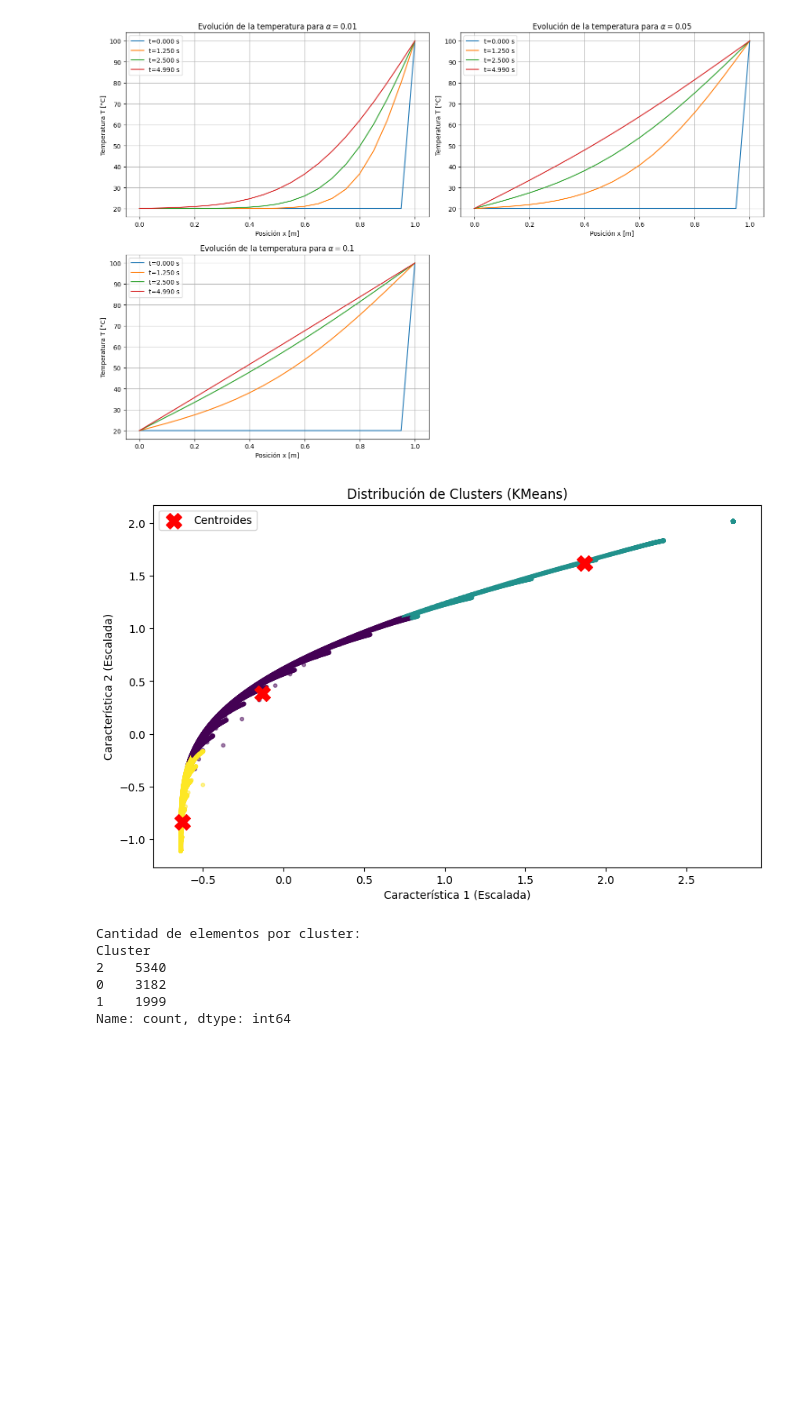
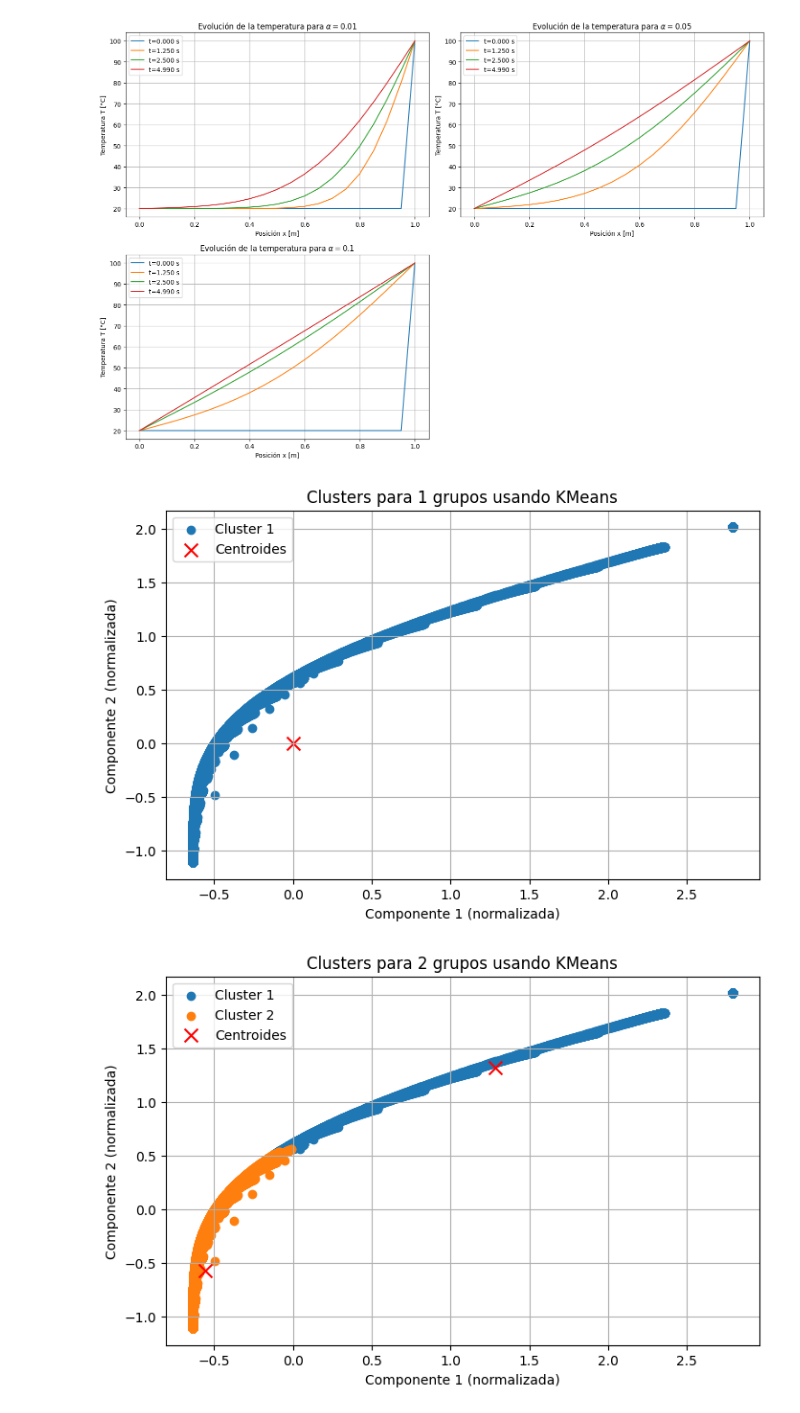
Before and after one commit to anacasicande/Modelamiento, a Jupyter notebook: Parcial3_AnayJaco.ipynb, the cells around one changed output. Cells and saved outputs as stored; diff of their text form; code cells hidden in the pictures; blank space fills up the shorter version.

```diff
--- a/Parcial3_AnayJaco.ipynb
+++ b/Parcial3_AnayJaco.ipynb
@@ -110,43 +110,38 @@ plt.show()
 # %%
 import pandas as pd
 from sklearn.cluster import KMeans
 from sklearn.preprocessing import StandardScaler
 import matplotlib.pyplot as plt
 
 data_matrix = np.vstack([res.flatten() for res in resultados.values()]).T
 dataset = pd.DataFrame(data_matrix, columns=[f'alpha={alpha}' for alpha in alphas])
 
 # Preparación de los datos (normalización)
 scaler = StandardScaler()
 data_scaled = scaler.fit_transform(dataset)
 
 # Aplicación de KMeans
-n_clusters = 3  # Número de clusters (puedes ajustar este valor)
-kmeans = KMeans(n_clusters=n_clusters, random_state=42)
-dataset['Cluster'] = kmeans.fit_predict(data_scaled)
+clusters_list = [1,2,3]  # Número de clusters (puedes ajustar este valor)
+for n_clusters in clusters_list:
+    kmeans = KMeans(n_clusters=n_clusters, random_state=0)
+    labels = kmeans.fit_predict(data_scaled)
+    centroids = kmeans.cluster_centers_
 
-# Visualización de los centroides
-centroids = kmeans.cluster_centers_
+    # Graficar los clusters y los centroides
+    plt.figure(figsize=(8, 5))
+    for cluster in range(n_clusters):
+        # Graficar puntos del cluster
+        cluster_data = data_scaled[labels == cluster]
+        plt.scatter(cluster_data[:, 0], cluster_data[:, 1], label=f'Cluster {cluster + 1}')
+    # Graficar centroides
+    plt.scatter(centroids[:, 0], centroids[:, 1], color='red', marker='x', s=100, label='Centroides')
 
-# Gráfico de distribución de clusters (usando las dos primeras características)
-plt.figure(figsize=(10, 6))
-plt.scatter(data_scaled[:, 0], data_scaled[:, 1], c=dataset['Cluster'], cmap='viridis', s=10, alpha=0.5)
-plt.scatter(centroids[:, 0], centroids[:, 1], c='red', s=200, marker='X', label='Centroides')
-plt.title('Distribución de Clusters (KMeans)')
-plt.xlabel('Característica 1 (Escalada)')
-plt.ylabel('Característica 2 (Escalada)')
-plt.legend()
-plt.show()
-
-# Visualización de cantidad de elementos por cluster
-cluster_counts = dataset['Cluster'].value_counts()
-print("Cantidad de elementos por cluster:")
-print(cluster_counts)
+    plt.title(f'Clusters para {n_clusters} grupos usando KMeans')
+    plt.xlabel('Componente 1 (normalizada)')
+    plt.ylabel('Componente 2 (normalizada)')
+    plt.legend()
+    plt.grid()
+    plt.show()
 # %% [output]
-[figure, old version]
+[figure, new version]
-Cantidad de elementos por cluster:
-Cluster
-2    5340
-0    3182
-1    1999
-Name: count, dtype: int64
+[figure, added]
```
Also changed, not shown: parts of 1 cell of this notebook.
